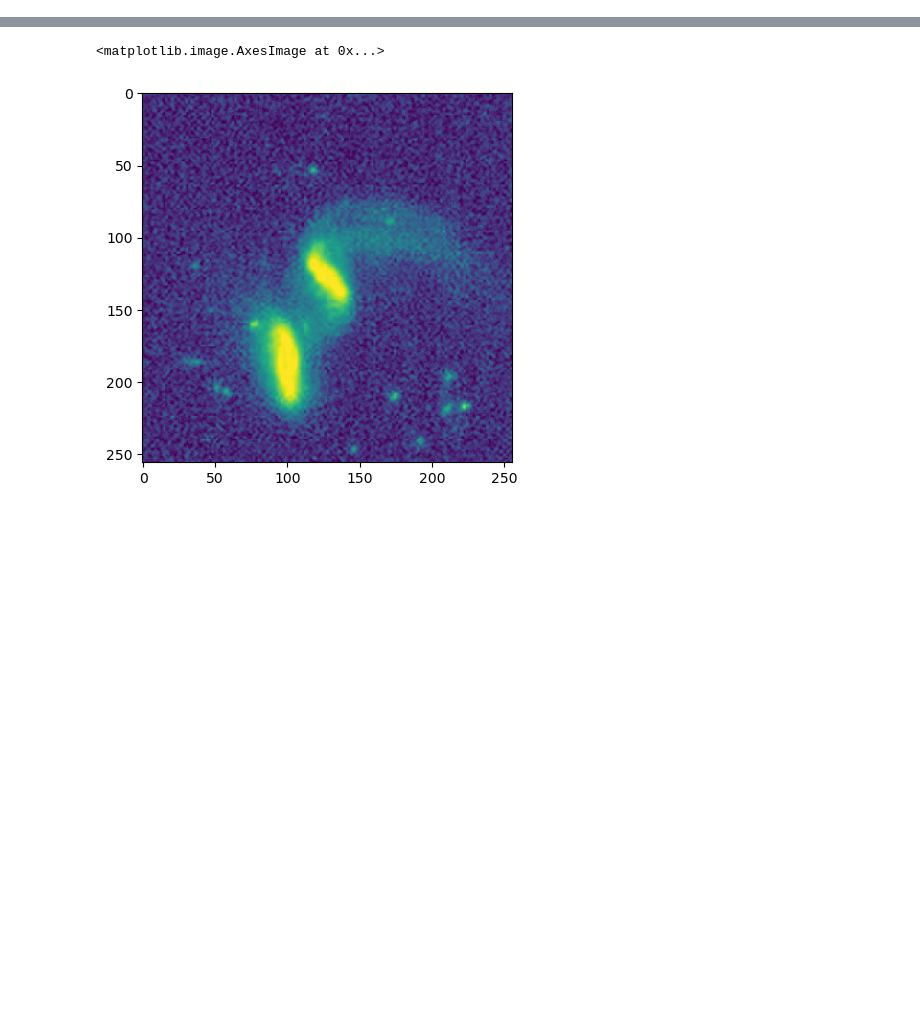
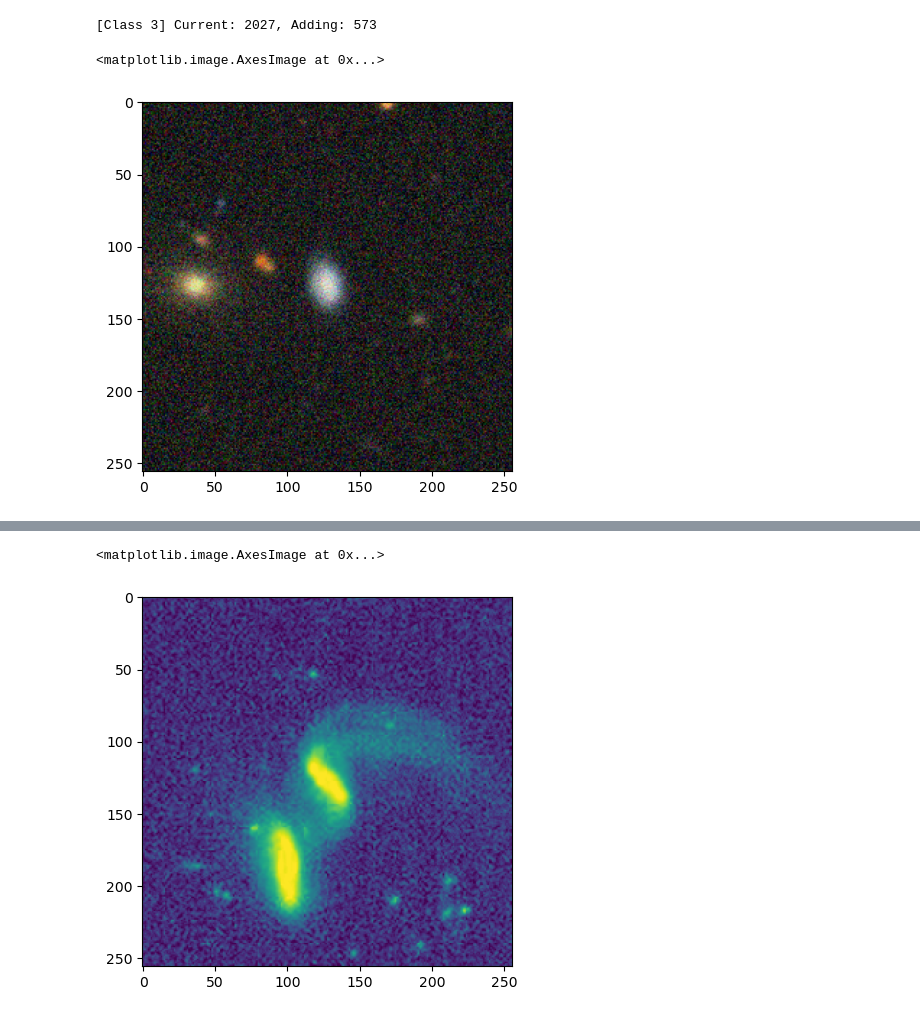
Before and after one commit to tgross03/vacation, a Jupyter notebook: vacation/data/augmentation_testing.ipynb, the cells around one changed output, grey strips where cells are left out. Drawn from its saved outputs; the diff is of its cells as text; code cells hidden in the pictures; blank space fills up the shorter version.

```diff
--- a/vacation/data/augmentation_testing.ipynb
+++ b/vacation/data/augmentation_testing.ipynb
@@ -16,0 +69,9 @@ im = hf["images"][2100]
+# %%
+augmented_im_3, augmented_label_3 = augmented_class(hf, 3)
+# %% [output]
+[Class 3] Current: 2027, Adding: 573
+# %%
+plt.imshow(augmented_im_3[np.random.randint(0,len(augmented_label_3))])
+# %% [output]
+<matplotlib.image.AxesImage at 0x...>
+[figure, added]
```
Also changed, not shown: parts of 8 cells of this notebook.
